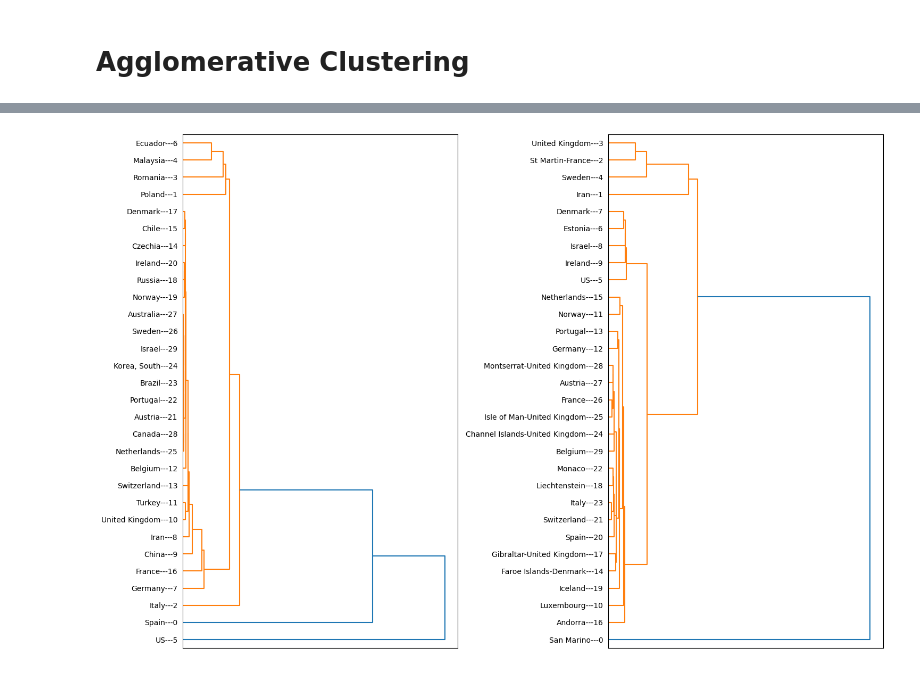
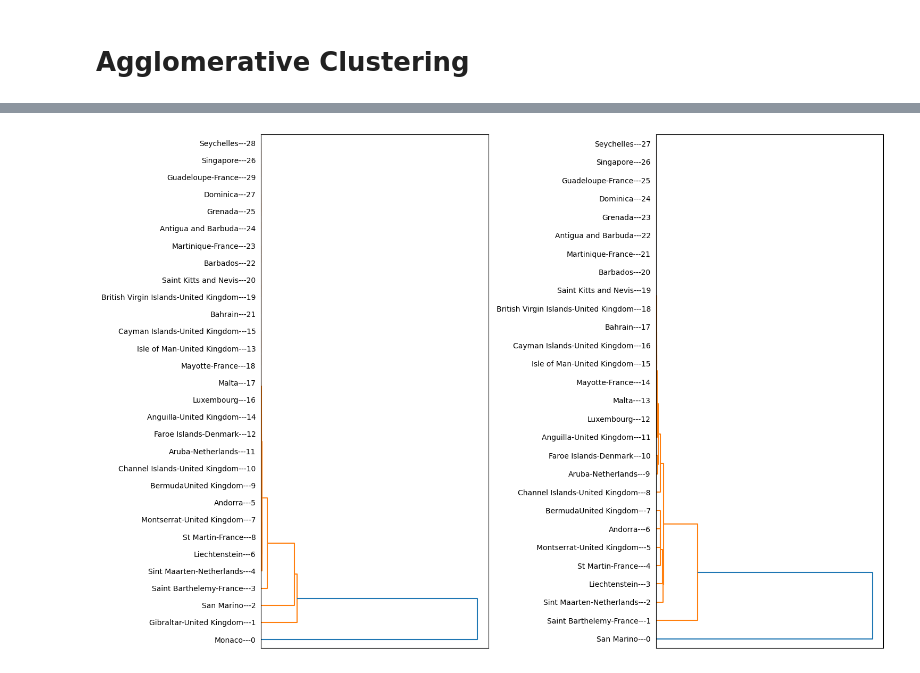
Before and after one commit to SebastianVeuskens/Covid-19-Clustering-Analysis, a Jupyter notebook: scripts/main.ipynb, the cells around one changed output, grey strips where cells are left out. Saved outputs shown, nothing was run; the diff lists cells and outputs as text; code cells hidden in the pictures.

Commit message:
Add firste consistent cluster visualisations

```diff
--- a/scripts/main.ipynb
+++ b/scripts/main.ipynb
@@ -223,24 +224,29 @@ plt.show()
 # %%
 from scipy.cluster.hierarchy import dendrogram, linkage
 # %%
-def plot_hierarchy(data, ax):
+# TODO Only use one color instead of many for clustering visualisations
+# TODO Check why there are differents in clustering for our clustering and the paper (e.g. Fig. 6 has San Marino separated, we not)
+def plot_hierarchy(data, ax, complete=False):
     data = data.transpose()
-    linkage_matrix = linkage(data, method='single', metric='euclidean')
-    R = dendrogram(linkage_matrix, no_plot=True)
-    plt.draw()
+    if not complete:
+        linkage_matrix = linkage(data, method='single', metric='euclidean')
+    else:
+        linkage_matrix = linkage(data, method='complete', metric='euclidean')
 
     country_names = data.index.to_list()
-    temp = {R['leaves'][i]: country_names[i] for i in range(len(R['leaves']))}
+
     def llf(i):
-        return '{}---{}'.format(temp[i], i)
+        return '{}---{}'.format(country_names[i], i)
 
-    dendrogram(
+    R = dendrogram(
         linkage_matrix
         , ax=ax
         , orientation='right'
         , leaf_label_func=llf
+        , count_sort=True
     )
     ax.set_xticks([])
+    return R
 # %%
 fig, axes = plt.subplots(figsize=(15, 10), ncols=2)
 
@@ -256,11 +272,11 @@ plt.savefig('../figures/Clustering1')
 # %%
 fig, axes = plt.subplots(figsize=(15, 10), ncols=2)
 
-# plot_hierarchy(data_2day_trunc, ax=axes[0])
-plot_hierarchy(data_2date_trunc, ax=axes[1])
+dend5 = plot_hierarchy(data_5date_trunc, ax=axes[0])
+plot_hierarchy(data_5date_trunc.iloc[:, dend5['leaves'][2:]], ax=axes[1])
 
 fig.tight_layout()
 
-plt.savefig('../figures/Clustering1')
+plt.savefig('../figures/Clustering5')
 # %% [output]
-[figure, old version]
+[figure, new version]
```
Also changed, not shown: parts of 3 cells of this notebook, 3 other files.
